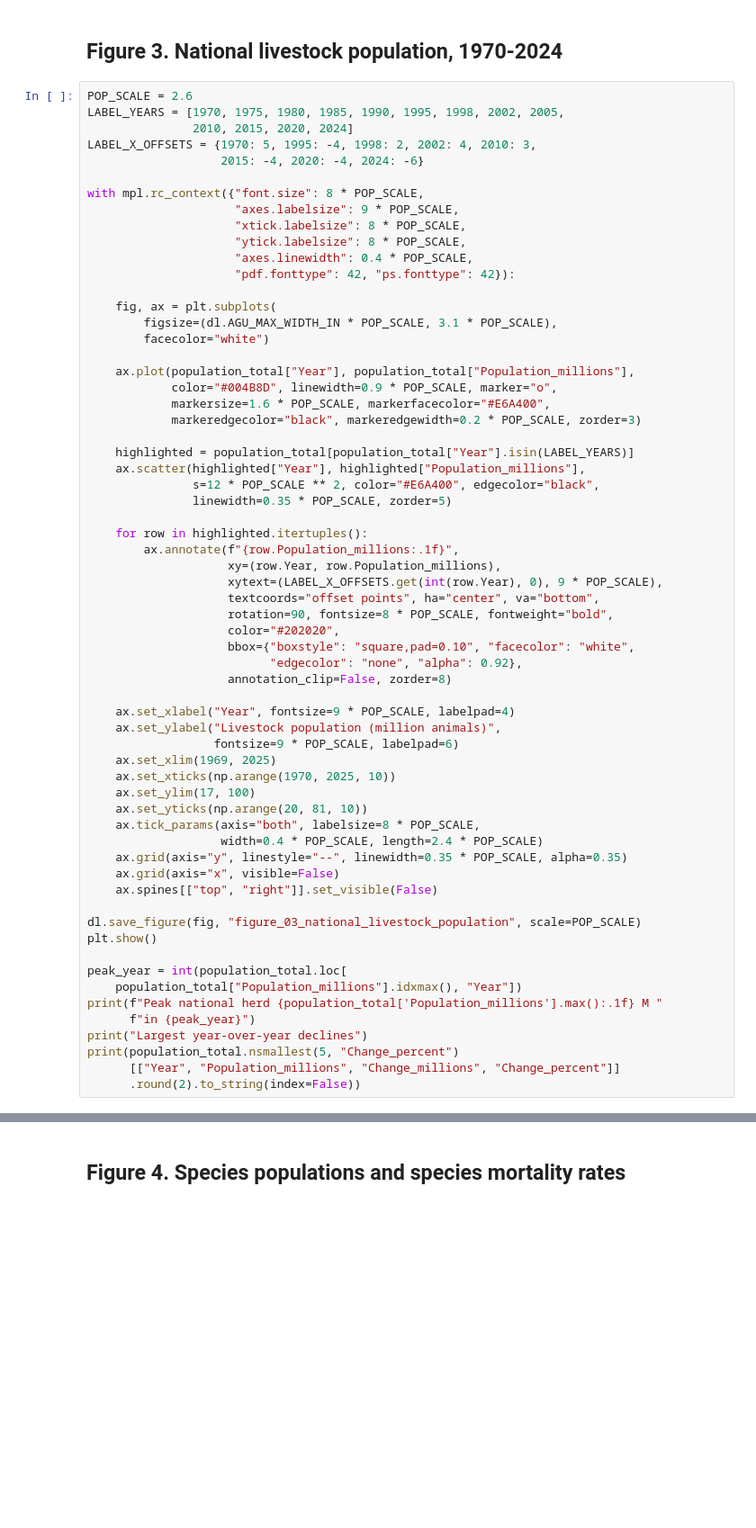
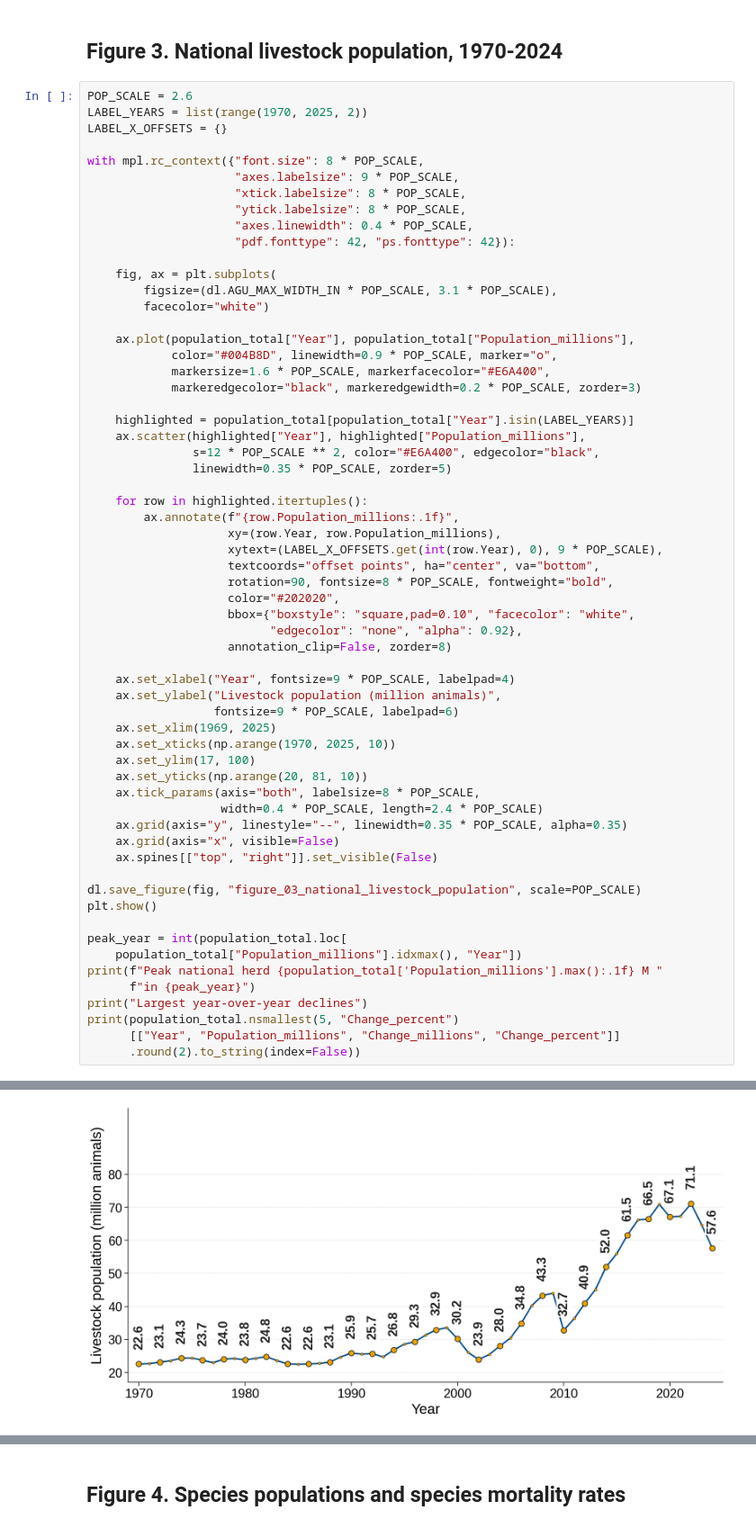
Before and after one commit to nominkhurelchuluun/mongolia-dzud-drought, a Jupyter notebook: notebooks/03_mortality_analysis.ipynb, the cells around one changed output, grey strips where cells are left out. Shown at 90% size. Cells and saved outputs as stored; diff of their text form; blank space fills up the shorter version.

```diff
--- a/notebooks/03_mortality_analysis.ipynb
+++ b/notebooks/03_mortality_analysis.ipynb
@@ -173,10 +227,8 @@ plt.show()
 ## Figure 3. National livestock population, 1970-2024
 # %%
 POP_SCALE = 2.6
-LABEL_YEARS = [1970, 1975, 1980, 1985, 1990, 1995, 1998, 2002, 2005,
-               2010, 2015, 2020, 2024]
-LABEL_X_OFFSETS = {1970: 5, 1995: -4, 1998: 2, 2002: 4, 2010: 3,
-                   2015: -4, 2020: -4, 2024: -6}
+LABEL_YEARS = list(range(1970, 2025, 2))
+LABEL_X_OFFSETS = {}
 
 with mpl.rc_context({"font.size": 8 * POP_SCALE,
                      "axes.labelsize": 9 * POP_SCALE,
@@ -234,3 +286,4 @@ print("Largest year-over-year declines")
 print(population_total.nsmallest(5, "Change_percent")
       [["Year", "Population_millions", "Change_millions", "Change_percent"]]
       .round(2).to_string(index=False))
+# %% [output]
@@ -236,0 +291 @@ print(population_total.nsmallest(5, "Change_percent")
+[figure, added]
```
Also changed, not shown: parts of 11 cells of this notebook, 4 other files.
